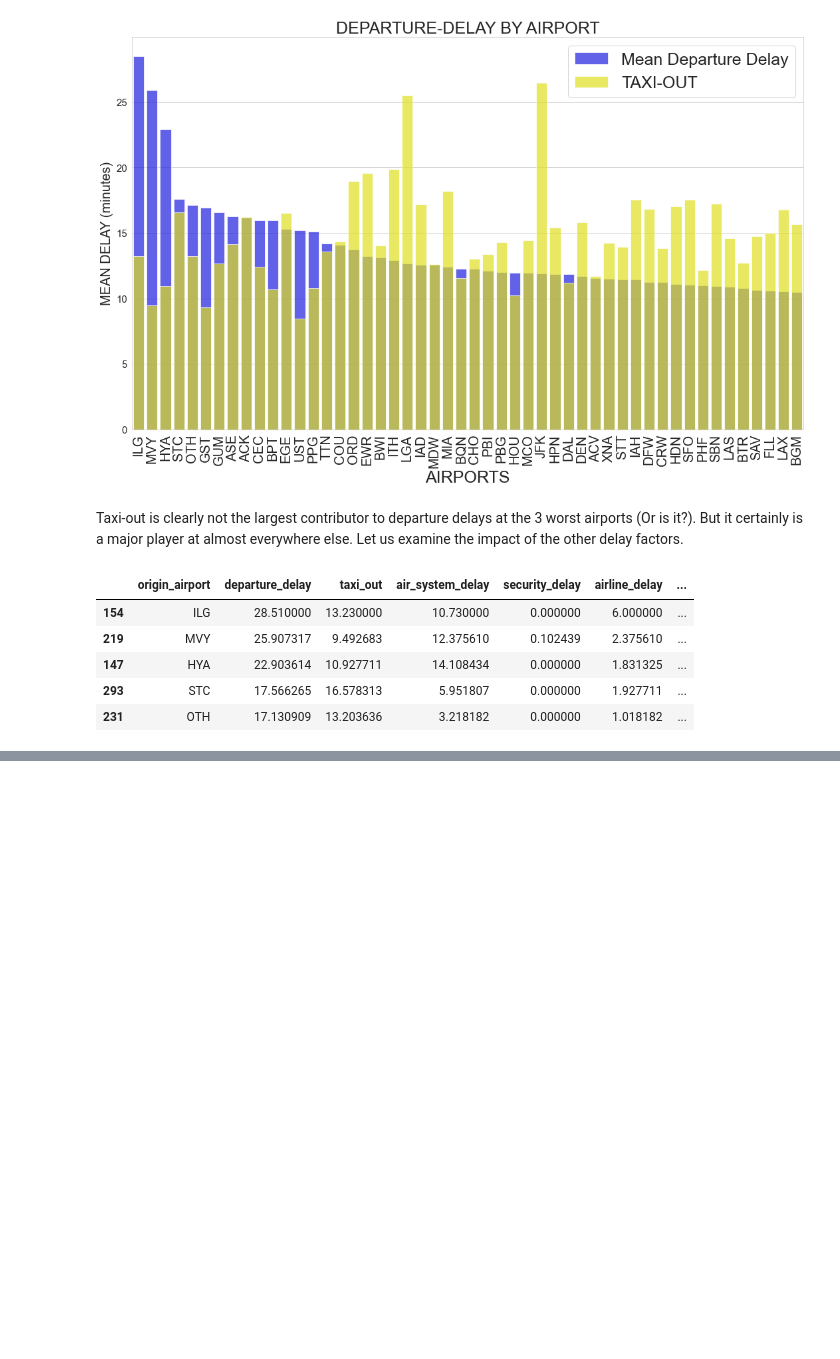
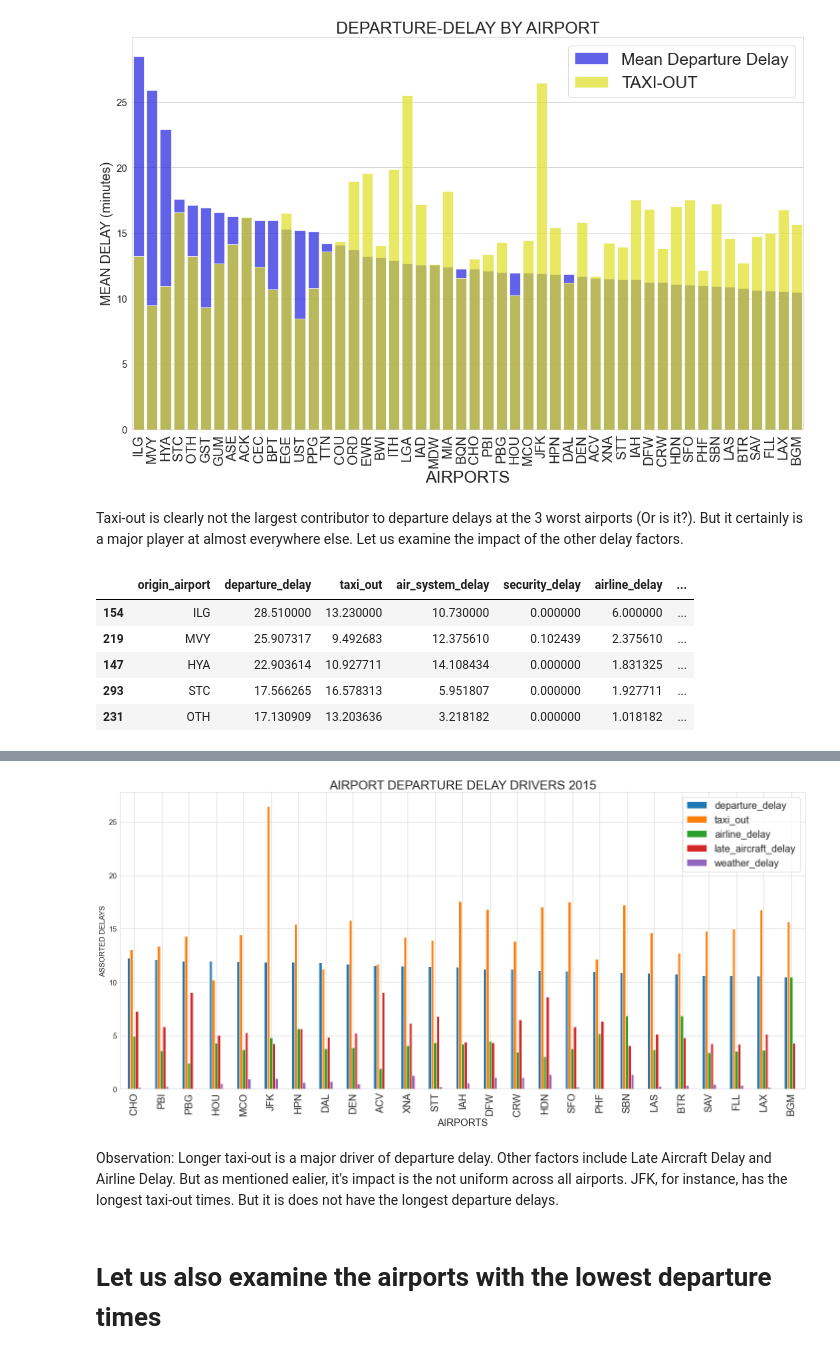
Before and after one commit to dseks123/Data-Pipeline-Project, a Jupyter notebook: flights2015_analysis.ipynb, the cells around one changed output, grey strips where cells are left out. Cells and saved outputs as stored; diff of their text form; code cells hidden in the pictures; blank space fills up the shorter version.

```diff
--- a/flights2015_analysis.ipynb
+++ b/flights2015_analysis.ipynb
@@ -371,0 +377,19 @@ Turns out TAXI-OUT is actually a major contributor to departure delay, along wit
+# %%
+#A look at the next 25 airports:
+by_airports50.iloc[25:,:].plot(figsize = (20,10),kind = 'bar', x = 'origin_airport', y = ['departure_delay', 'taxi_out', 'airline_delay', 'late_aircraft_delay', 'weather_delay'])
+#sns.barplot(x = 'origin_airport', y = 'airline_delay', data = by_airports.sort_values(by = 'departure_delay', ascending = False).head(50), color = 'yellow', label  = 'Mean Airline Delay')
+#sns.barplot(x = 'origin_airport', y = 'late_aircraft_delay', data = by_airports.sort_values(by = 'departure_delay', ascending = False).head(50), color = 'red', label = 'Late Aircraft Delay')
+plt.title('AIRPORT DEPARTURE DELAY DRIVERS 2015', fontsize = 25)
+plt.xlabel('AIRPORTS', fontsize = 20)
+plt.xticks(rotation = 90, fontsize = 20)
+plt.ylabel('ASSORTED DELAYS', fontsize = 15)
+plt.yticks(fontsize = 15)
+plt.legend(prop = {'size':20})
+plt.tight_layout();
+# %% [output]
+[figure, added]
+# %% [markdown]
+Observation:
+Longer taxi-out is a major driver of departure delay. Other factors include Late Aircraft Delay and Airline Delay. But as mentioned ealier, it's impact is the not uniform across all airports. JFK, for instance, has the longest taxi-out times. But it is does not have the longest departure delays.
+# %% [markdown]
+# Let us also examine the airports with the lowest departure times
```
Also changed, not shown: parts of 14 cells of this notebook.
